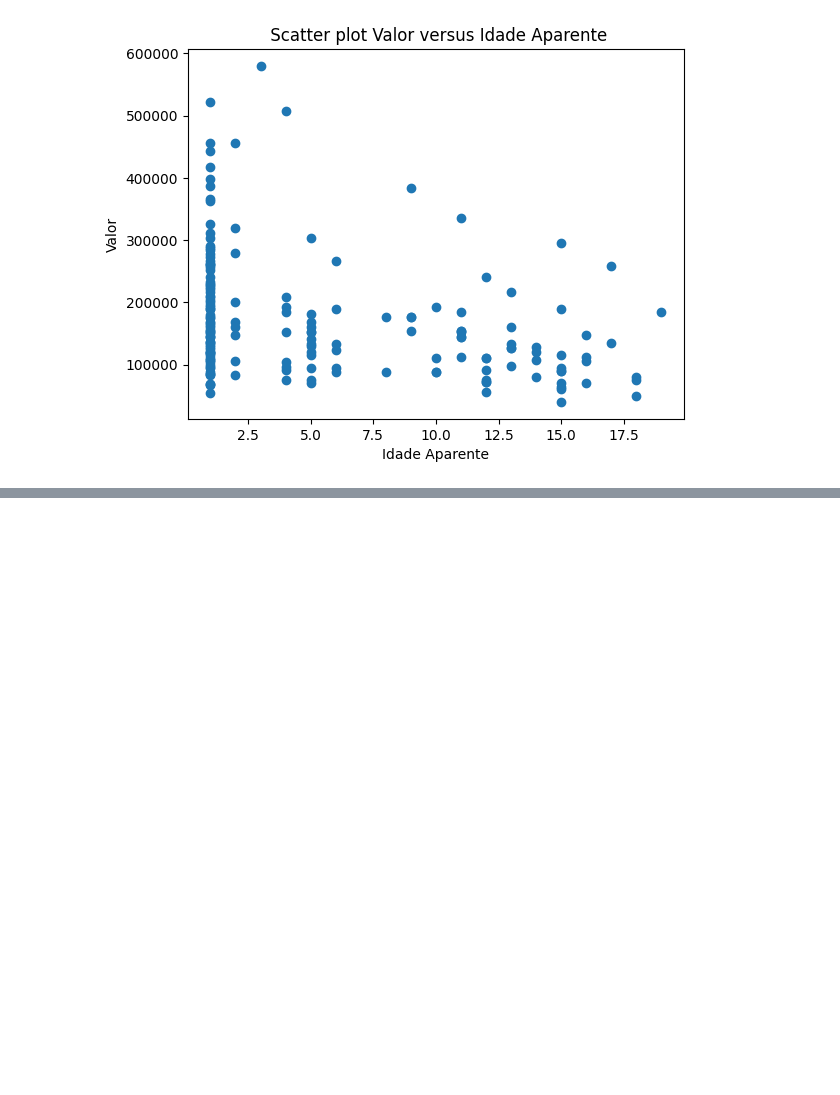
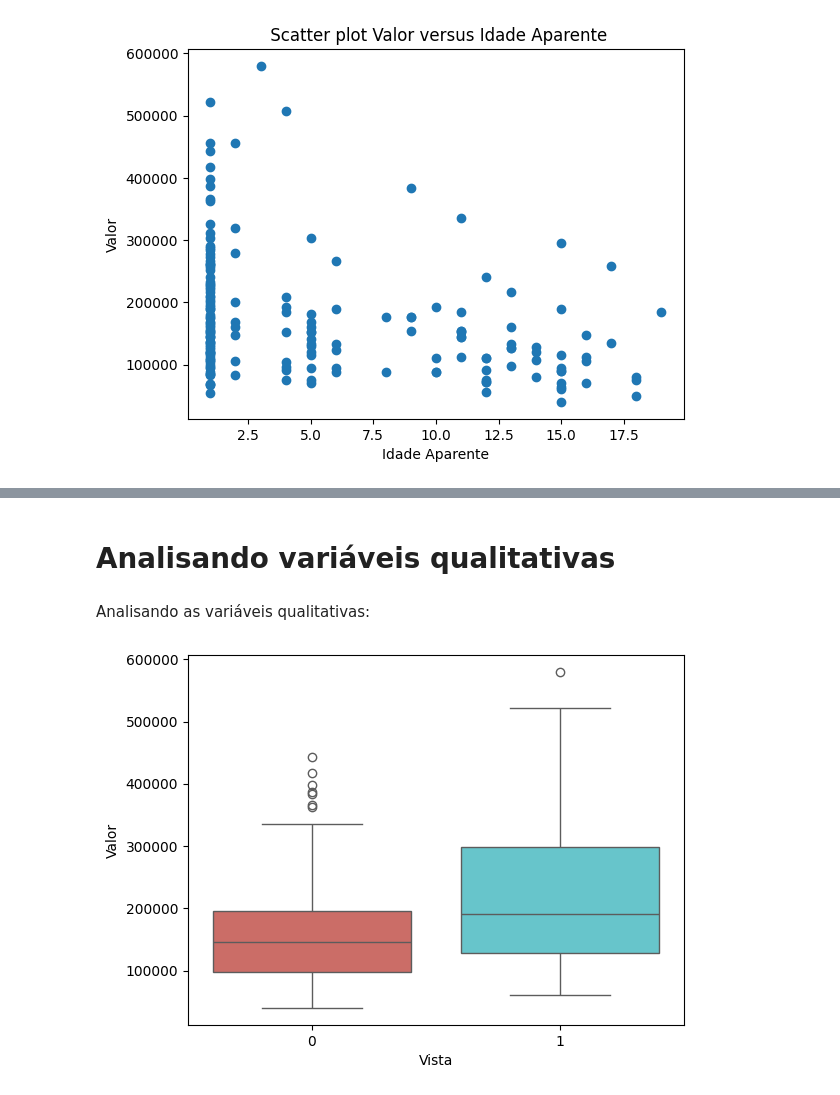
Before and after one commit to DeboraPascoarelli/FIAP_F2A04_AVALIANDO_MELHOR_MODELO_REGRESSAO, a Jupyter notebook: F2_A4_Case_Imoveis.ipynb, the cells around one changed output, grey strips where cells are left out. Saved outputs shown, nothing was run; the diff lists cells and outputs as text; code cells hidden in the pictures; blank space fills up the shorter version.

```diff
--- a/F2_A4_Case_Imoveis.ipynb
+++ b/F2_A4_Case_Imoveis.ipynb
@@ -209,0 +219,12 @@ plt.title(" Scatter plot Valor versus Idade Aparente");
+# %% [markdown]
+# Analisando variáveis qualitativas
+# %% [markdown]
+Analisando as variáveis qualitativas:
+# %%
+# Variáveis qualitativa com a variável Target
+
+# Boxplot da variável Valor versus a variável Vista
+
+sb.boxplot(x='Vista', y='Valor', data=imoveis, hue='Vista', palette='hls', legend=False);
+# %% [output]
+[figure, added]
```
Also changed, not shown: parts of 33 cells of this notebook.
